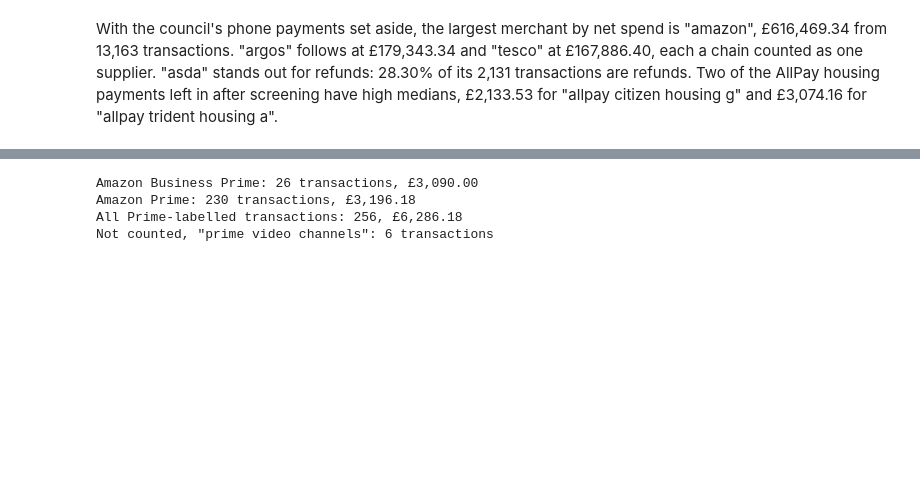
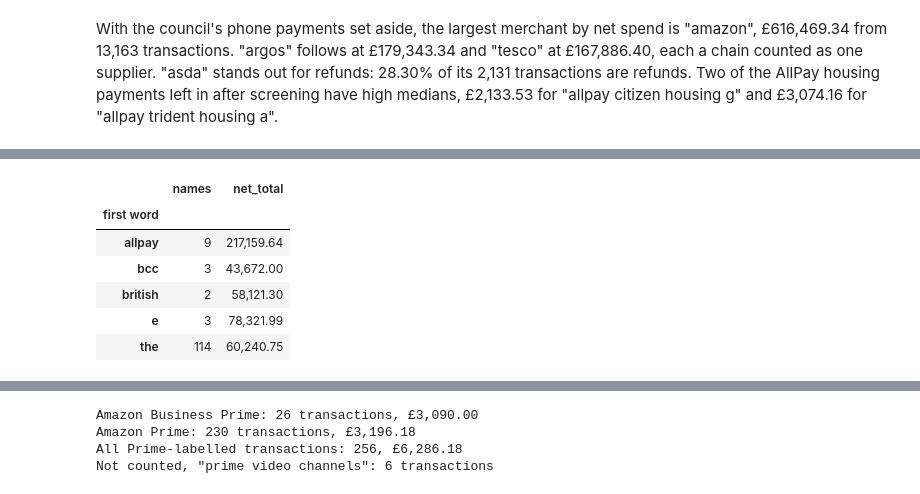
Before and after one commit to PaddyGilliland1/ai-programming-foundations-project, a Jupyter notebook: data_workflow.ipynb, the cells around one changed output, grey strips where cells are left out. Saved outputs shown, nothing was run; the diff lists cells and outputs as text; code cells hidden in the pictures; blank space fills up the shorter version.

```diff
--- a/data_workflow.ipynb
+++ b/data_workflow.ipynb
@@ -888,0 +904,21 @@ chain_channels
+# %%
+# The check behind the supplier rules: any first word that several merchant
+# names still share and whose names, combined, would reach the 15th bar.
+first_word = primary["merchant_name"].str.extract(r"^(?:www\.)?([a-z0-9]+)")[0]
+shared = primary.groupby(first_word.rename("first word")).agg(
+    names=("merchant_name", "nunique"),
+    net_total=("amount_gbp", "sum"),
+)
+fifteenth = top_merchants["net_total"].iloc[-1]
+supplier_check = shared[
+    (shared["names"] > 1) & (shared["net_total"] >= fifteenth)
+]
+supplier_check
+# %% [output]
+|  | names | net_total |
+| first word |  |  |
+| allpay | 9 | 217,159.64 |
+| bcc | 3 | 43,672.00 |
+| british | 2 | 58,121.30 |
+| e | 3 | 78,321.99 |
+| the | 114 | 60,240.75 |
```
Also changed, not shown: parts of 12 cells of this notebook, 1 other file.
